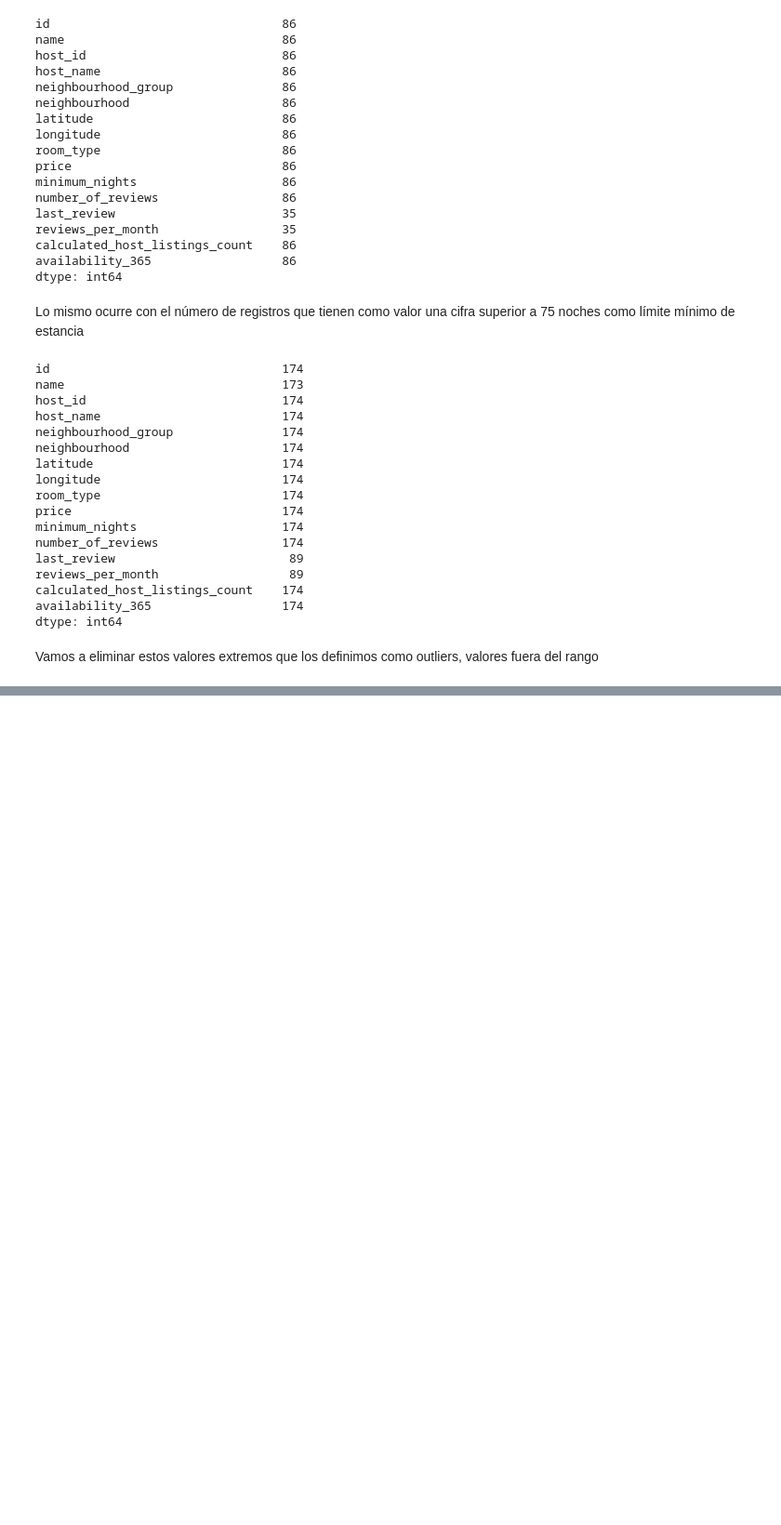
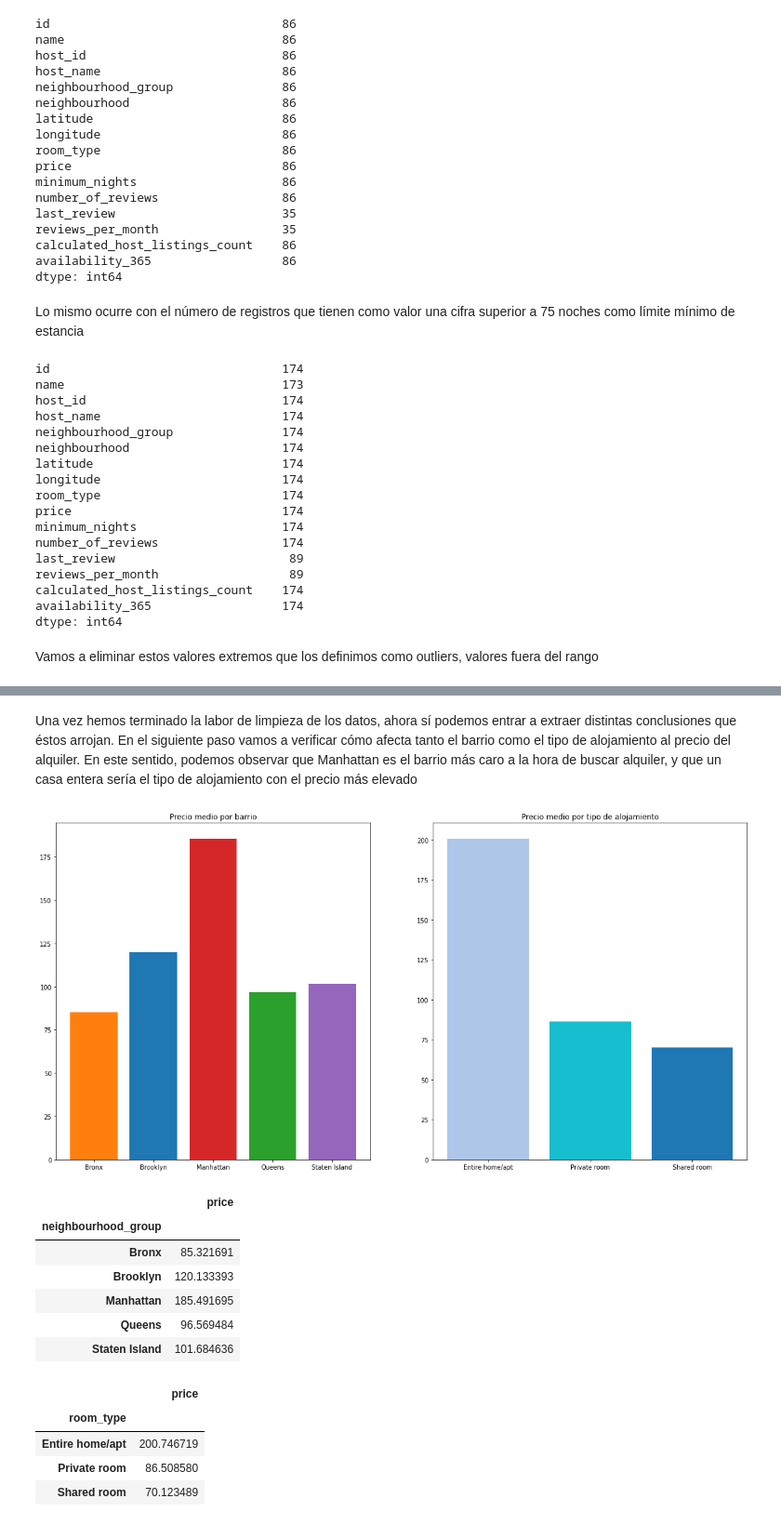
Before and after one commit to JuanAntonaccio/machine_learning_python-template, a Jupyter notebook: src/explore2.ipynb, the cells around one changed output, grey strips where cells are left out. Shown at 93% size. Drawn from its saved outputs; the diff is of its cells as text; code cells hidden in the pictures; blank space fills up the shorter version.

Commit message:
analisis dos terminado con mapa

```diff
--- a/src/explore2.ipynb
+++ b/src/explore2.ipynb
@@ -101,6 +101,6 @@ dtype: int64
 Vamos a eliminar estos valores extremos que los definimos como outliers, valores fuera del rango
 # %%
 # eliminamos los valores cuyo valor de precio sea mayor que 2000
-df_2_NY=df_NY[df_NY['price']>2000]
-df_2_NY.describe()
+df_2_NY=df_NY[df_NY['price']<=2000]
+df_2_NY.info()
 # %% [output]
@@ -115,0 +124,4 @@ df_2_NY.describe()
+# %%
+# eliminamos los valores donde el minimo de noches sean mayores que 100 noches
+df_3_NY=df_2_NY[df_2_NY["minimum_nights"]<=100]
+df_3_NY.info()
@@ -115,0 +160,66 @@ df_2_NY.describe()
+# %% [markdown]
+Una vez hemos terminado la labor de limpieza de los datos, ahora sí podemos entrar a extraer distintas conclusiones que éstos arrojan. En el siguiente paso vamos a verificar cómo afecta tanto el barrio como el tipo de alojamiento al precio del alquiler. En este sentido, podemos observar que Manhattan es el barrio más caro a la hora de buscar alquiler, y que un casa entera sería el tipo de alojamiento con el precio más elevado
+# %%
+df_3_NY["neighbourhood_group"].unique()
+df_3_NY["room_type"].unique()
+
+
+x1 =['Bronx', 'Brooklyn', 'Manhattan','Queens', 'Staten Island']
+x2 =['Entire home/apt','Private room', 'Shared room']
+
+
+y1 = df_3_NY.groupby(by="neighbourhood_group").mean().price
+y2 = df_3_NY.groupby(by="room_type").mean().price
+
+
+width=0.8
+
+
+neighbourhood_colors = [(255/255, 127/255, 14/255),(31/255, 119/255, 180/255),(214/255, 39/255, 40/255),
+                        (44/255, 160/255, 44/255),(148/255, 103/255, 189/255)]
+
+
+room_colors = [(174/255, 199/255, 232/255),(23/255, 190/255, 207/255),(31/255, 119/255, 180/255)]
+
+
+plt.figure(figsize=(20,10))
+
+
+ax1=plt.subplot(1, 2, 1)
+ax2=plt.subplot(1, 2, 2)
+
+
+ax1.bar(x1,y1,width, color = neighbourhood_colors)
+ax1.set_title("Precio medio por barrio")
+
+
+ax2.bar(x2,y2,width, color = room_colors)
+ax2.set_title("Precio medio por tipo de alojamiento")
+
+
+plt.show()
+
+
+df_barrios = df_3_NY.groupby(["neighbourhood_group"]).agg({"price":"mean"})
+df_rooms = df_3_NY.groupby(["room_type"]).agg({"price":"mean"})
+
+
+display(df_barrios)
+display(df_rooms)
+
+
+plt.show()
+# %% [output]
+[figure, added]
+|  | price |
+| neighbourhood_group |  |
+| Bronx | 85.321691 |
+| Brooklyn | 120.133393 |
+| Manhattan | 185.491695 |
+| Queens | 96.569484 |
+| Staten Island | 101.684636 |
+|  | price |
+| room_type |  |
+| Entire home/apt | 200.746719 |
+| Private room | 86.508580 |
+| Shared room | 70.123489 |
```
Also changed, not shown: parts of 13 cells of this notebook.
